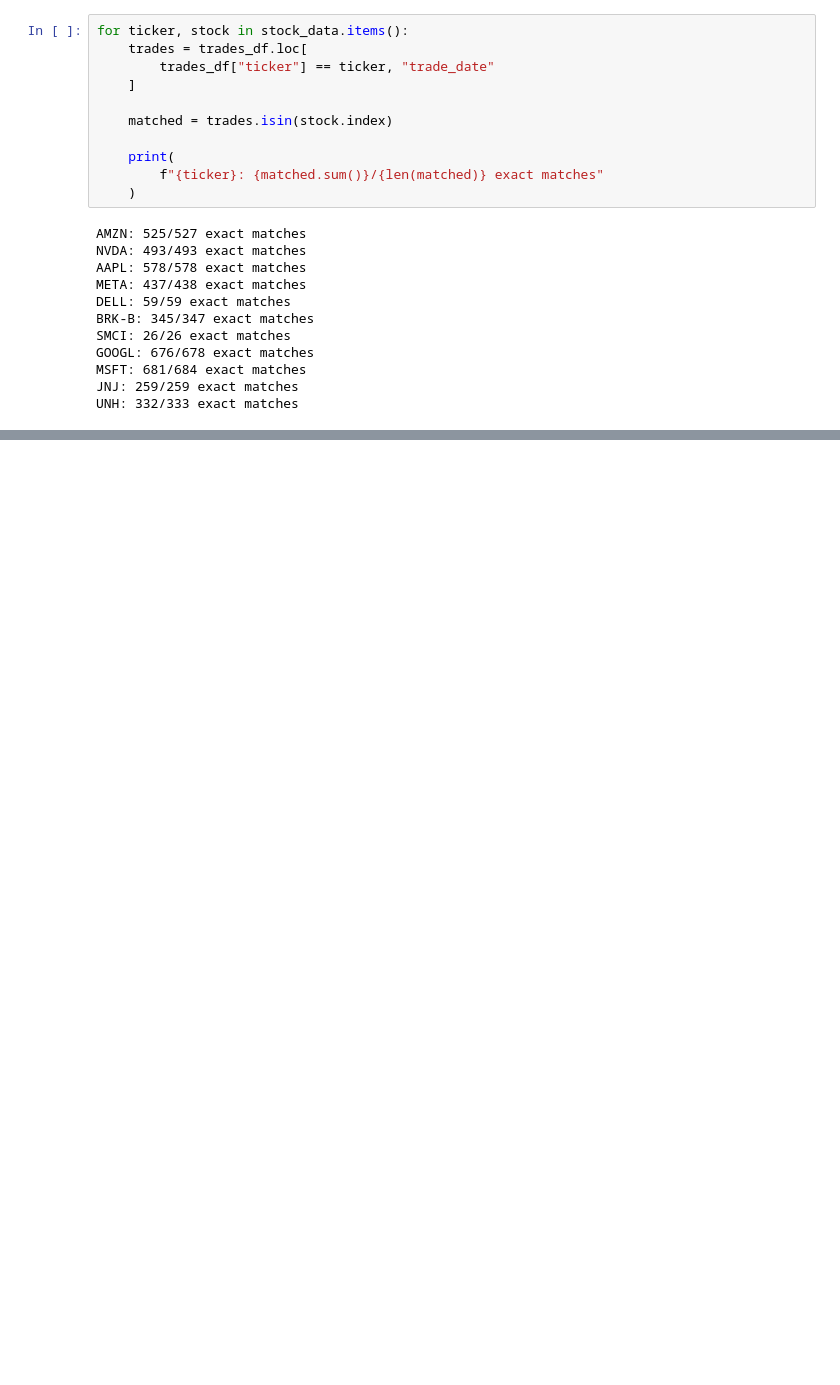
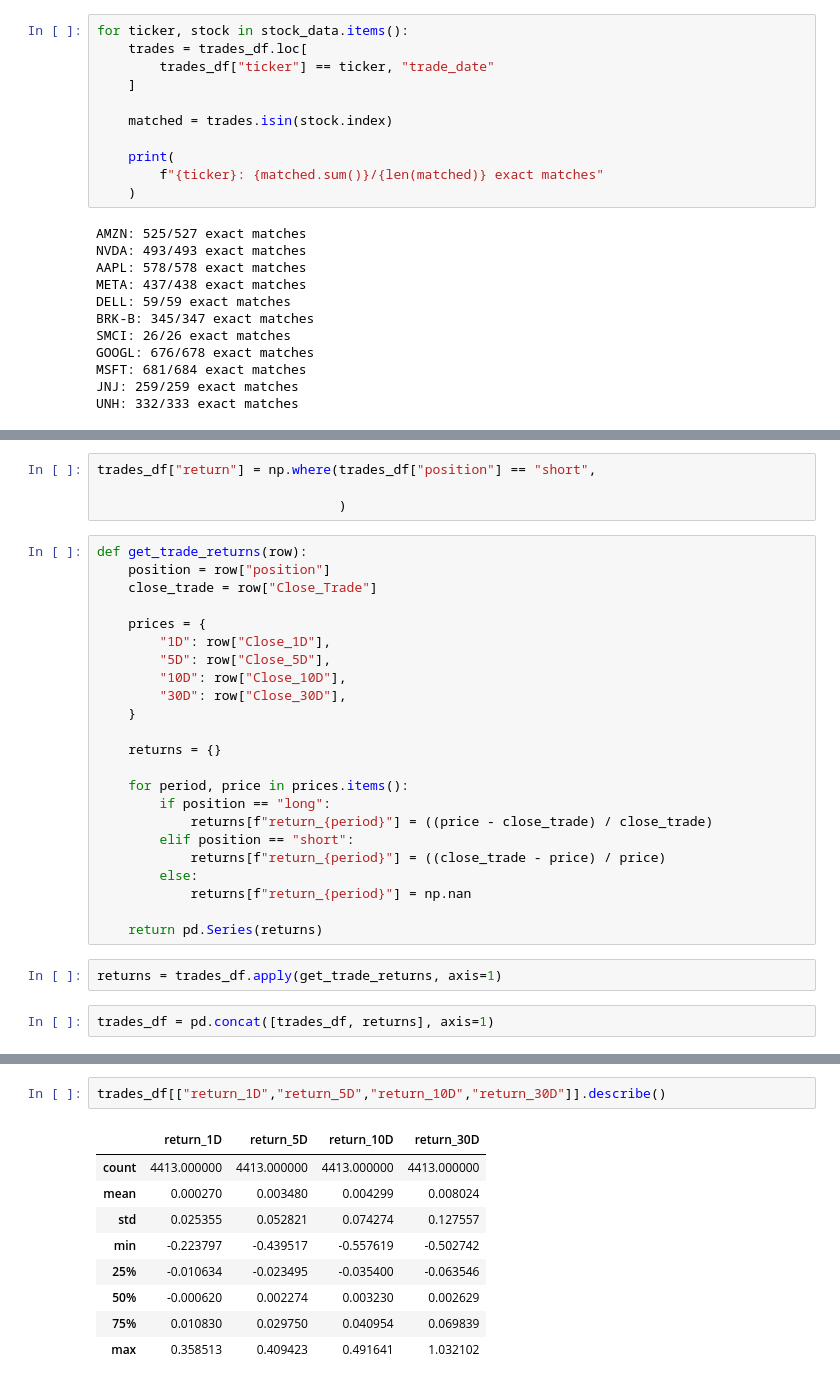
Before and after one commit to brinzeroseven/PolTrader, a Jupyter notebook: notebooks/ExploringData.ipynb, the cells around one changed output, grey strips where cells are left out. Cells and saved outputs as stored; diff of their text form; blank space fills up the shorter version.

```diff
--- a/notebooks/ExploringData.ipynb
+++ b/notebooks/ExploringData.ipynb
@@ -121,0 +261,31 @@ UNH: 332/333 exact matches
+# %%
+trades_df["return"] = np.where(trades_df["position"] == "short",
+
+                               )
+# %%
+def get_trade_returns(row):
+    position = row["position"]
+    close_trade = row["Close_Trade"]
+
+    prices = {
+        "1D": row["Close_1D"],
+        "5D": row["Close_5D"],
+        "10D": row["Close_10D"],
+        "30D": row["Close_30D"],
+    }
+
+    returns = {}
+
+    for period, price in prices.items():
+        if position == "long":
+            returns[f"return_{period}"] = ((price - close_trade) / close_trade)
+        elif position == "short":
+            returns[f"return_{period}"] = ((close_trade - price) / price)
+        else:
+            returns[f"return_{period}"] = np.nan
+
+    return pd.Series(returns)
+# %%
+returns = trades_df.apply(get_trade_returns, axis=1)
+# %%
+trades_df = pd.concat([trades_df, returns], axis=1)
@@ -121,0 +308,12 @@ UNH: 332/333 exact matches
+# %%
+trades_df[["return_1D","return_5D","return_10D","return_30D"]].describe()
+# %% [output]
+|  | return_1D | return_5D | return_10D | return_30D |
+| count | 4413.000000 | 4413.000000 | 4413.000000 | 4413.000000 |
+| mean | 0.000270 | 0.003480 | 0.004299 | 0.008024 |
+| std | 0.025355 | 0.052821 | 0.074274 | 0.127557 |
+| min | -0.223797 | -0.439517 | -0.557619 | -0.502742 |
+| 25% | -0.010634 | -0.023495 | -0.035400 | -0.063546 |
+| 50% | -0.000620 | 0.002274 | 0.003230 | 0.002629 |
+| 75% | 0.010830 | 0.029750 | 0.040954 | 0.069839 |
+| max | 0.358513 | 0.409423 | 0.491641 | 1.032102 |
```
Also changed, not shown: parts of 15 cells of this notebook.
